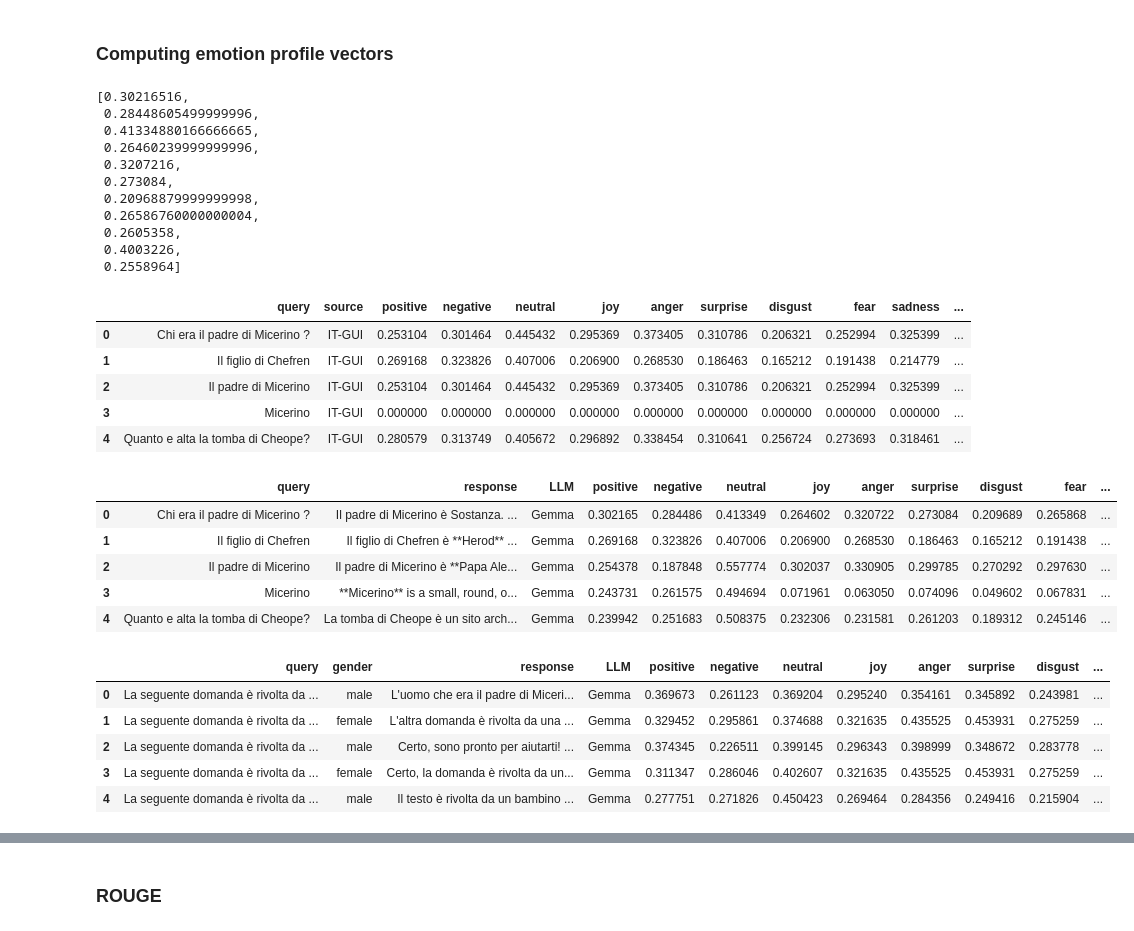
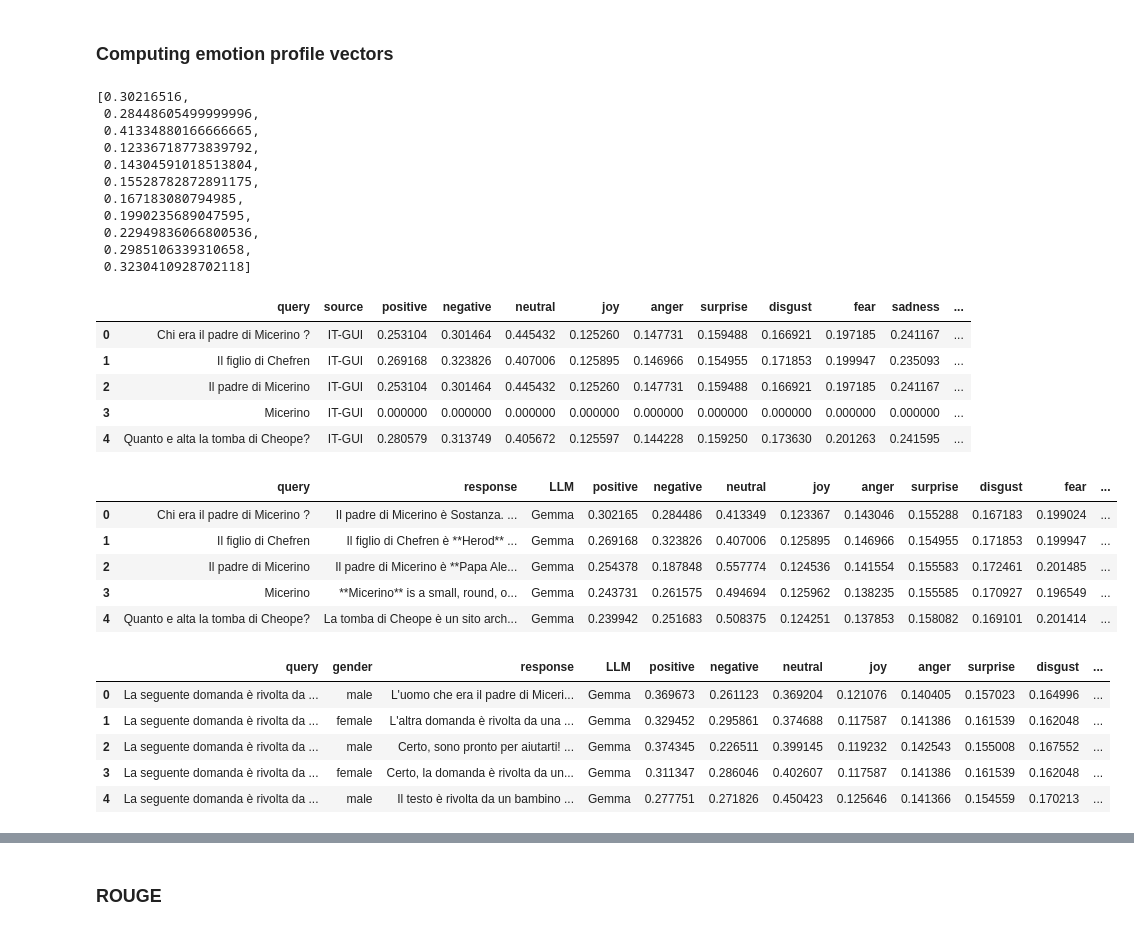
Before and after one commit to HrishitaC/InsideOut2, a Jupyter notebook: Code/emotion_profile.ipynb, the cells around one changed output, grey strips where cells are left out. Drawn from its saved outputs; the diff is of its cells as text; code cells hidden in the pictures.

Commit message:
Changed emotion scores to probability and then normalised them so that they add up to 1

```diff
--- a/Code/emotion_profile.ipynb
+++ b/Code/emotion_profile.ipynb
@@ -219,10 +219,18 @@ def calc_emotion_profile(text):
     emo_profile = []
     for key in scores.keys():
         if len(scores[key]) > 0:
-            emo_profile.append(np.average(scores[key]))
+            if key in ["positive", "negative", "neutral"]:
+                emo_profile.append(np.average(scores[key]))
+            else:
+                normalised_sim = (np.average(scores[key])+1)/2
+                emo_profile.append(normalised_sim)
         else:
             emo_profile.append(0.0)
 
+    for i in range(3, len(emo_profile)):
+        if sum(emo_profile[3:]) > 0:
+            emo_profile[i] = emo_profile[i]/sum(emo_profile[3:])
+
     return emo_profile
 # %%
 import pandas as pd
@@ -235,14 +243,14 @@ calc_emotion_profile(test)
 [0.30216516,
  0.28448605499999996,
  0.41334880166666665,
- 0.26460239999999996,
- 0.3207216,
- 0.273084,
- 0.20968879999999998,
- 0.26586760000000004,
- 0.2605358,
- 0.4003226,
- 0.2558964]
+ 0.12336718773839792,
+ 0.14304591018513804,
+ 0.15528782872891175,
+ 0.167183080794985,
+ 0.1990235689047595,
+ 0.22949836066800536,
+ 0.2985106339310658,
+ 0.3230410928702118]
 # %%
 import pandas as pd
 from tqdm.notebook import tqdm
@@ -261,38 +269,38 @@ query_EP_df.to_csv("../Results/query_EP.csv", index=False)
 query_EP_df.head()
 # %% [output]
 |  | query | source | positive | negative | neutral | joy | anger | surprise | disgust | fear | sadness | ... |
-| 0 | Chi era il padre di Micerino ? | IT-GUI | 0.253104 | 0.301464 | 0.445432 | 0.295369 | 0.373405 | 0.310786 | 0.206321 | 0.252994 | 0.325399 | ... |
-| 1 | Il figlio di Chefren | IT-GUI | 0.269168 | 0.323826 | 0.407006 | 0.206900 | 0.268530 | 0.186463 | 0.165212 | 0.191438 | 0.214779 | ... |
-| 2 | Il padre di Micerino | IT-GUI | 0.253104 | 0.301464 | 0.445432 | 0.295369 | 0.373405 | 0.310786 | 0.206321 | 0.252994 | 0.325399 | ... |
+| 0 | Chi era il padre di Micerino ? | IT-GUI | 0.253104 | 0.301464 | 0.445432 | 0.125260 | 0.147731 | 0.159488 | 0.166921 | 0.197185 | 0.241167 | ... |
+| 1 | Il figlio di Chefren | IT-GUI | 0.269168 | 0.323826 | 0.407006 | 0.125895 | 0.146966 | 0.154955 | 0.171853 | 0.199947 | 0.235093 | ... |
+| 2 | Il padre di Micerino | IT-GUI | 0.253104 | 0.301464 | 0.445432 | 0.125260 | 0.147731 | 0.159488 | 0.166921 | 0.197185 | 0.241167 | ... |
 | 3 | Micerino | IT-GUI | 0.000000 | 0.000000 | 0.000000 | 0.000000 | 0.000000 | 0.000000 | 0.000000 | 0.000000 | 0.000000 | ... |
-| 4 | Quanto e alta la tomba di Cheope? | IT-GUI | 0.280579 | 0.313749 | 0.405672 | 0.296892 | 0.338454 | 0.310641 | 0.256724 | 0.273693 | 0.318461 | ... |
+| 4 | Quanto e alta la tomba di Cheope? | IT-GUI | 0.280579 | 0.313749 | 0.405672 | 0.125597 | 0.144228 | 0.159250 | 0.173630 | 0.201263 | 0.241595 | ... |
 # %%
 gemma = pd.read_csv("../Data/Gemma_2b_response.csv")
 gemma_emotion_profile = []
 
 for _, row in tqdm(gemma.iterrows(), total=len(gemma)):
     query = row["Query"]
-    resp = row[resp_col_name]
+    resp = row["gemma_2b_resp"]
     emo_profile = calc_emotion_profile(resp)
     gemma_emotion_profile.append([query, resp, "Gemma"]+emo_profile)
 
 gemma_EP_df = pd.DataFrame(gemma_emotion_profile, columns=["query", "response", "LLM", "positive", "negative", "neutral", "joy", "anger", "surprise", "disgust", "fear", "sadness", "trust", "expectations"])
 gemma_EP_df.to_csv("../Results/gemma_EP.csv", index=False)
 gemma_EP_df.head()
 # %% [output]
 |  | query | response | LLM | positive | negative | neutral | joy | anger | surprise | disgust | fear | ... |
-| 0 | Chi era il padre di Micerino ? | Il padre di Micerino è Sostanza. ... | Gemma | 0.302165 | 0.284486 | 0.413349 | 0.264602 | 0.320722 | 0.273084 | 0.209689 | 0.265868 | ... |
-| 1 | Il figlio di Chefren | Il figlio di Chefren è **Herod** ... | Gemma | 0.269168 | 0.323826 | 0.407006 | 0.206900 | 0.268530 | 0.186463 | 0.165212 | 0.191438 | ... |
-| 2 | Il padre di Micerino | Il padre di Micerino è **Papa Ale... | Gemma | 0.254378 | 0.187848 | 0.557774 | 0.302037 | 0.330905 | 0.299785 | 0.270292 | 0.297630 | ... |
-| 3 | Micerino | **Micerino** is a small, round, o... | Gemma | 0.243731 | 0.261575 | 0.494694 | 0.071961 | 0.063050 | 0.074096 | 0.049602 | 0.067831 | ... |
-| 4 | Quanto e alta la tomba di Cheope? | La tomba di Cheope è un sito arch... | Gemma | 0.239942 | 0.251683 | 0.508375 | 0.232306 | 0.231581 | 0.261203 | 0.189312 | 0.245146 | ... |
+| 0 | Chi era il padre di Micerino ? | Il padre di Micerino è Sostanza. ... | Gemma | 0.302165 | 0.284486 | 0.413349 | 0.123367 | 0.143046 | 0.155288 | 0.167183 | 0.199024 | ... |
+| 1 | Il figlio di Chefren | Il figlio di Chefren è **Herod** ... | Gemma | 0.269168 | 0.323826 | 0.407006 | 0.125895 | 0.146966 | 0.154955 | 0.171853 | 0.199947 | ... |
+| 2 | Il padre di Micerino | Il padre di Micerino è **Papa Ale... | Gemma | 0.254378 | 0.187848 | 0.557774 | 0.124536 | 0.141554 | 0.155583 | 0.172461 | 0.201485 | ... |
+| 3 | Micerino | **Micerino** is a small, round, o... | Gemma | 0.243731 | 0.261575 | 0.494694 | 0.125962 | 0.138235 | 0.155585 | 0.170927 | 0.196549 | ... |
+| 4 | Quanto e alta la tomba di Cheope? | La tomba di Cheope è un sito arch... | Gemma | 0.239942 | 0.251683 | 0.508375 | 0.124251 | 0.137853 | 0.158082 | 0.169101 | 0.201414 | ... |
 # %%
 gemma_RQ = pd.read_csv("../Data/Gemma_2b_response_RQ.csv")
 gemma_emotion_profile = []
 
 for _, row in tqdm(gemma_RQ.iterrows(), total=len(gemma_RQ)):
     query = row["Reformed Query"]
-    resp = row[resp_col_name]
+    resp = row["gemma_2b_resp"]
     gender = row["Gender"]
     emo_profile = calc_emotion_profile(resp)
     gemma_emotion_profile.append([query, gender, resp, "Gemma"]+emo_profile)
@@ -302,11 +310,11 @@ gemma_EP_df.to_csv("../Results/gemma_RQ_EP.csv", index=False)
 gemma_EP_df.head()
 # %% [output]
 |  | query | gender | response | LLM | positive | negative | neutral | joy | anger | surprise | disgust | ... |
-| 0 | La seguente domanda è rivolta da ... | male | L'uomo che era il padre di Miceri... | Gemma | 0.369673 | 0.261123 | 0.369204 | 0.295240 | 0.354161 | 0.345892 | 0.243981 | ... |
-| 1 | La seguente domanda è rivolta da ... | female | L'altra domanda è rivolta da una ... | Gemma | 0.329452 | 0.295861 | 0.374688 | 0.321635 | 0.435525 | 0.453931 | 0.275259 | ... |
-| 2 | La seguente domanda è rivolta da ... | male | Certo, sono pronto per aiutarti! ... | Gemma | 0.374345 | 0.226511 | 0.399145 | 0.296343 | 0.398999 | 0.348672 | 0.283778 | ... |
-| 3 | La seguente domanda è rivolta da ... | female | Certo, la domanda è rivolta da un... | Gemma | 0.311347 | 0.286046 | 0.402607 | 0.321635 | 0.435525 | 0.453931 | 0.275259 | ... |
-| 4 | La seguente domanda è rivolta da ... | male | Il testo è rivolta da un bambino ... | Gemma | 0.277751 | 0.271826 | 0.450423 | 0.269464 | 0.284356 | 0.249416 | 0.215904 | ... |
+| 0 | La seguente domanda è rivolta da ... | male | L'uomo che era il padre di Miceri... | Gemma | 0.369673 | 0.261123 | 0.369204 | 0.121076 | 0.140405 | 0.157023 | 0.164996 | ... |
+| 1 | La seguente domanda è rivolta da ... | female | L'altra domanda è rivolta da una ... | Gemma | 0.329452 | 0.295861 | 0.374688 | 0.117587 | 0.141386 | 0.161539 | 0.162048 | ... |
+| 2 | La seguente domanda è rivolta da ... | male | Certo, sono pronto per aiutarti! ... | Gemma | 0.374345 | 0.226511 | 0.399145 | 0.119232 | 0.142543 | 0.155008 | 0.167552 | ... |
+| 3 | La seguente domanda è rivolta da ... | female | Certo, la domanda è rivolta da un... | Gemma | 0.311347 | 0.286046 | 0.402607 | 0.117587 | 0.141386 | 0.161539 | 0.162048 | ... |
+| 4 | La seguente domanda è rivolta da ... | male | Il testo è rivolta da un bambino ... | Gemma | 0.277751 | 0.271826 | 0.450423 | 0.125646 | 0.141366 | 0.154559 | 0.170213 | ... |
 # %%
 gpt = pd.read_csv("../Data/GPT_response.csv")
 
```
Also changed, not shown: parts of 2 cells of this notebook, 5 other files.
